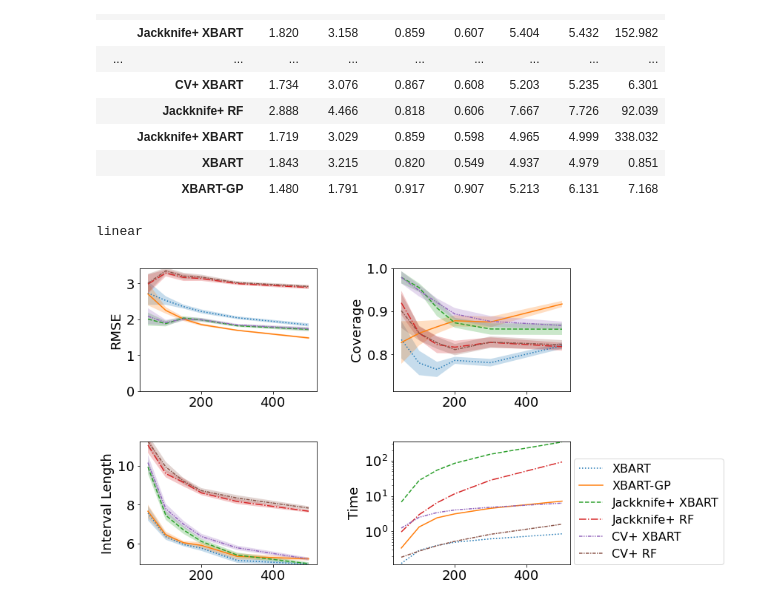
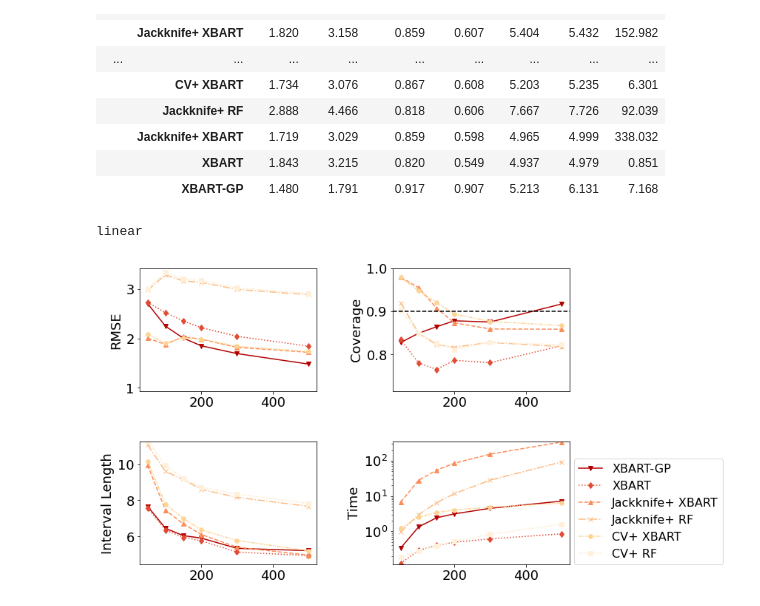
Before and after one commit to MaggieWang0614/XBART-GP, a Jupyter notebook: XBART-GP simulation/time efficiency exp/plot.ipynb, the cells around one changed output. Cells and saved outputs as stored; diff of their text form; code cells hidden in the pictures.

```diff
--- a/XBART-GP simulation/time efficiency exp/plot.ipynb
+++ b/XBART-GP simulation/time efficiency exp/plot.ipynb
@@ -7,12 +8,14 @@ import csv
 results = pd.read_csv('xbart_gp_time.csv')
 results['method'][results['method']=='jackknife+ XBART'] = 'Jackknife+ XBART'
 results['method'][results['method']=='jackknife+ RF'] = 'Jackknife+ RF'
-lty = {"XBART":"dotted" ,"XBART-GP": "solid" , "Jackknife+ XBART": "dashed" ,
-         "Jackknife+ RF":"dashdot", "CV+ XBART":(0, (3, 1, 1, 1, 1, 1)), "CV+ RF":(0, (3, 1, 1, 1))}
+
+color = {"XBART-GP":"#b30000" ,"XBART": "#e34a33" , "Jackknife+ XBART": "#fc8d59" ,
+         "Jackknife+ RF":"#fdbb84", "CV+ XBART":"#fdd493", "CV+ RF":"#fef0d9"}
 
 ntrial = len(results['itrial'].unique())
 dgp_list = results['dgp'].unique()
-method_names = results['method'].unique()
+# method_names = results['method'].unique()
+method_names = ["XBART-GP", "XBART", "Jackknife+ XBART", "Jackknife+ RF", "CV+ XBART", "CV+ RF"]
 n_list = results['n'].unique()
 # %% [output]
 A value is trying to be set on a copy of a slice from a DataFrame
@@ -72,11 +75,13 @@ for dgp in dgp_list:
         rmse_SE = results[(results['dgp']==dgp)&(results['coverage_type'] == 'Interior')&\
                     (results['method']==method)].groupby('n')['rmse'].std()\
                         /np.sqrt(ntrial)
-        axes[0,0].plot(rmse_mean.index,rmse_mean,label=method, linestyle = lty[method])
-        axes[0,0].fill_between(rmse_mean.index,rmse_mean-rmse_SE,rmse_mean+rmse_SE,alpha = 0.25)
+        axes[0,0].plot(rmse_mean.index,rmse_mean,label=method, linestyle = lty[method], marker=marker[method], color = color[method])
+#         axes[0,0].fill_between(rmse_mean.index,rmse_mean-rmse_SE,rmse_mean+rmse_SE,alpha = 0.25, color = color[method])
     plt.sca(axes[0,0])
     plt.ylabel('RMSE')
-    plt.ylim([0, 1.1*results[(results['dgp']==dgp)&(results['coverage_type'] == 'Interior')]\
+    plt.ylim([results[(results['dgp']==dgp)&(results['coverage_type'] == 'Interior')]\
+              .groupby('method')['rmse'].min().min(),
+              1.1*results[(results['dgp']==dgp)&(results['coverage_type'] == 'Interior')]\
               .groupby('method')['rmse'].mean().max()])
 
     for method in method_names:
@@ -85,44 +90,45 @@ for dgp in dgp_list:
         coverage_SE = results[(results['dgp']==dgp)&(results['coverage_type'] == 'Interior')&\
                     (results['method']==method)].groupby('n')['coverage'].std()\
                         /np.sqrt(ntrial)
-        axes[0,1].plot(coverage_mean.index,coverage_mean,label=method, linestyle = lty[method])
-        axes[0,1].fill_between(coverage_mean.index,coverage_mean-coverage_SE,coverage_mean+coverage_SE,alpha = 0.25)
+        axes[0,1].plot(coverage_mean.index,coverage_mean,label=method, linestyle = lty[method],marker=marker[method],  color = color[method])
+#         axes[0,1].fill_between(coverage_mean.index,coverage_mean-coverage_SE,coverage_mean+coverage_SE,alpha = 0.25, color = color[method])
     plt.sca(axes[0,1])
     plt.ylabel('Coverage')
     plt.ylim([0.9*results[(results['dgp']==dgp)&(results['coverage_type'] == 'Interior')]\
               .groupby('method')['coverage'].mean().min(),1])
+    plt.axhline(0.9,linestyle='dashed',color='black')
 
     # interior interval width
     for method in method_names:
         width_mean = results[(results['dgp']==dgp)&(results['coverage_type'] == 'Interior')&\
             (results['method']==method)].groupby('n')['width'].mean()
         width_SE = results[(results['dgp']==dgp)&(results['coverage_type'] == 'Interior')&\
             (results['method']==method)].groupby('n')['width'].std()/np.sqrt(ntrial)
-        axes[1,0].plot(width_mean.index,width_mean,label=method, linestyle = lty[method])
-        axes[1,0].fill_between(width_mean.index,width_mean-width_SE,width_mean+width_SE,alpha = 0.25)
+        axes[1,0].plot(width_mean.index,width_mean,label=method, linestyle = lty[method],marker=marker[method],  color = color[method])
+#         axes[1,0].fill_between(width_mean.index,width_mean-width_SE,width_mean+width_SE,alpha = 0.25, color = color[method])
     plt.sca(axes[1,0])
-    plt.ylim([results[(results['dgp']==dgp)&(results['coverage_type'] == 'Interior')].groupby(['method', 'n'])['width'].mean().min(),\
+    plt.ylim([results[(results['dgp']==dgp)&(results['coverage_type'] == 'Interior')].groupby(['method', 'n'])['width'].min().min(),\
               results[(results['dgp']==dgp)&(results['coverage_type'] == 'Interior')].groupby(['method', 'n'])['width'].mean().max()])
     plt.ylabel('Interval Length')
 
     for method in method_names:
         time_mean = results[(results['dgp']==dgp)&\
             (results['method']==method)].groupby('n')['time'].mean()
         time_SE = results[(results['dgp']==dgp)&\
             (results['method']==method)].groupby('n')['time'].std()/np.sqrt(ntrial)
-        axes[1,1].plot(time_mean.index,time_mean,label=method, linestyle = lty[method])
-        axes[1,1].fill_between(time_mean.index,time_mean-time_SE,time_mean+time_SE,alpha = 0.25)
+        axes[1,1].plot(time_mean.index,time_mean,label=method, linestyle = lty[method], marker=marker[method], color = color[method])
+#         axes[1,1].fill_between(time_mean.index,time_mean-time_SE,time_mean+time_SE,alpha = 0.25, color = color[method])
 #     if(dgp==dgp_list[0]):
 #         plt.legend(loc=(1.04,0))
 #         plt.ylim([0, results[(results['dgp']==dgp)].groupby('method')['time'].max().max()])
     plt.sca(axes[1,1])
     plt.ylabel('Time')
     plt.ylim([results[(results['dgp']==dgp)]['time'].min(), results[(results['dgp']==dgp)]['time'].max()])
     axes[1,1].set_yscale('log')
 #     plt.xticks(n_list)
     plt.sca(axes[1,1])
     legend = plt.legend(loc="lower right", bbox_to_anchor=(1.9, -0.05), fontsize=16)
     fig.savefig('jackknife_'+dgp+'_time_interior.pdf', dpi="figure", bbox_inches='tight')
 # %% [output]
 linear
-[figure, old version]
+[figure, new version]
```
Also changed, not shown: parts of 3 cells of this notebook, 12 other files.
